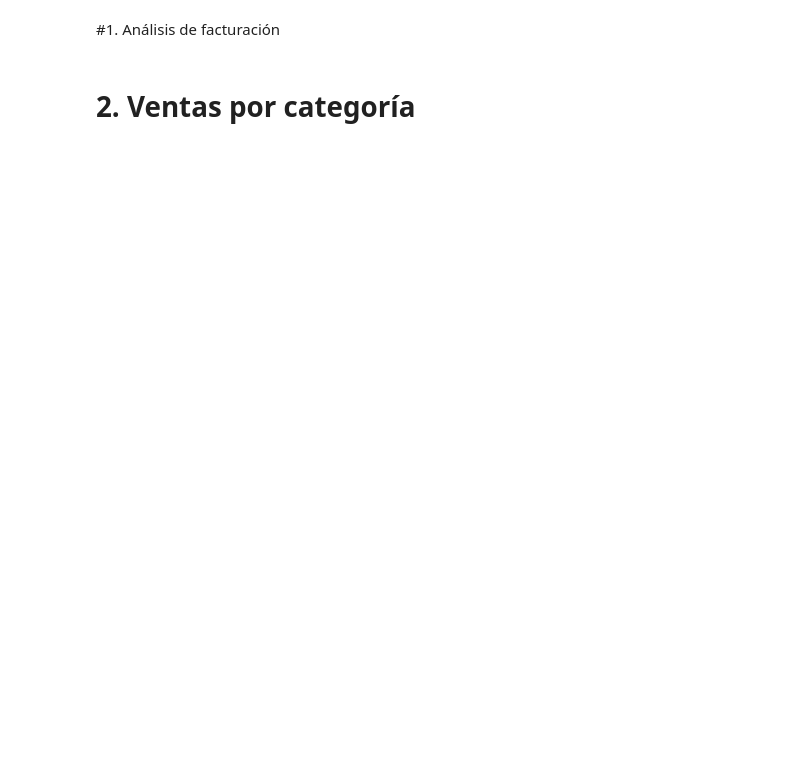
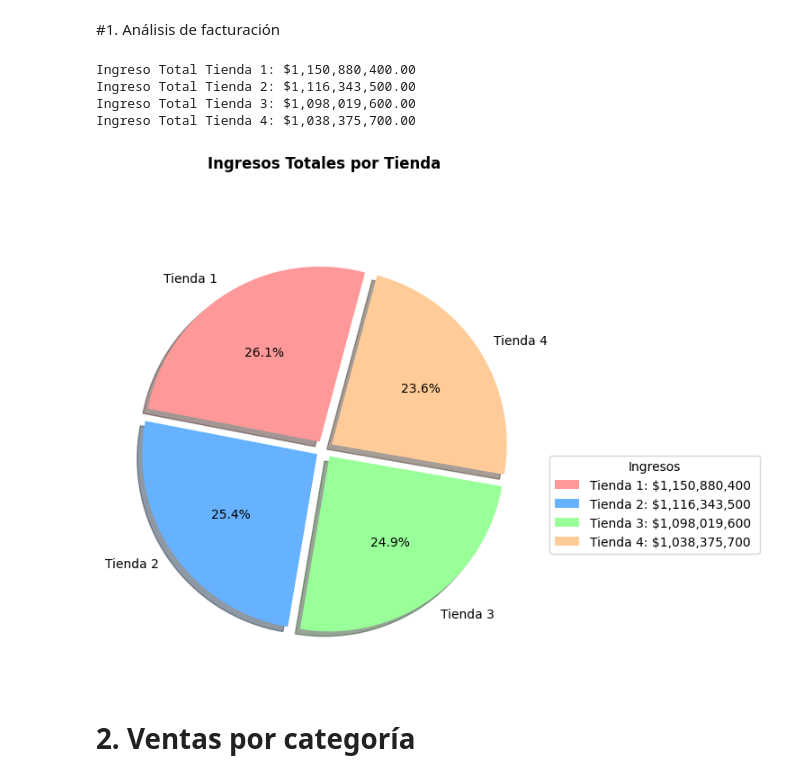
Before and after one commit to Elavat9000/Alura-Latam-Practicando-Python-para-Data-Science-Challenge-Alura-Store, a Jupyter notebook: AluraStoreLatam.ipynb, the cells around one changed output. Drawn from its saved outputs; the diff is of its cells as text; code cells hidden in the pictures; blank space fills up the shorter version.

```diff
--- a/AluraStoreLatam.ipynb
+++ b/AluraStoreLatam.ipynb
@@ -26,4 +53,49 @@ tienda.head()
 # %% [markdown]
 #1. Análisis de facturación
+# %%
+ingreso_tienda1 = tienda['Precio'].sum()
+ingreso_tienda2 = tienda2['Precio'].sum()
+ingreso_tienda3 = tienda3['Precio'].sum()
+ingreso_tienda4 = tienda4['Precio'].sum()
+
+print(f"Ingreso Total Tienda 1: ${ingreso_tienda1:,.2f}")
+print(f"Ingreso Total Tienda 2: ${ingreso_tienda2:,.2f}")
+print(f"Ingreso Total Tienda 3: ${ingreso_tienda3:,.2f}")
+print(f"Ingreso Total Tienda 4: ${ingreso_tienda4:,.2f} ")
+# %% [output]
+Ingreso Total Tienda 1: $1,150,880,400.00
+Ingreso Total Tienda 2: $1,116,343,500.00
+Ingreso Total Tienda 3: $1,098,019,600.00
+Ingreso Total Tienda 4: $1,038,375,700.00
+# %%
+import matplotlib.pyplot as plt
+
+ingresosTotales = {
+    'Tienda 1': tienda['Precio'].sum(),
+    'Tienda 2': tienda2['Precio'].sum(),
+    'Tienda 3': tienda3['Precio'].sum(),
+    'Tienda 4': tienda4['Precio'].sum()
+}
+
+plt.figure(figsize=(10, 6))
+plt.pie(
+    ingresosTotales.values(),
+    labels=ingresosTotales.keys(),
+    autopct='%1.1f%%',
+    startangle=75,
+    colors=['#FF9999', '#66B2FF', '#99FF99', '#FFCC99'],
+    explode=(0.05, 0.05, 0.05, 0.05),
+    shadow=True
+)
+
+plt.title('Ingresos Totales por Tienda', pad=50, fontweight='bold')
+
+leyenda = [f'{k}: ${v:,.0f} ' for k, v in ingresosTotales.items()]
+plt.legend(leyenda, title="Ingresos", loc="best", bbox_to_anchor=(1, 0.5))
+
+plt.tight_layout()
+plt.show()
+# %% [output]
+[figure, added]
 # %% [markdown]
 # 2. Ventas por categoría
```
Also changed, not shown: parts of 11 cells of this notebook.
